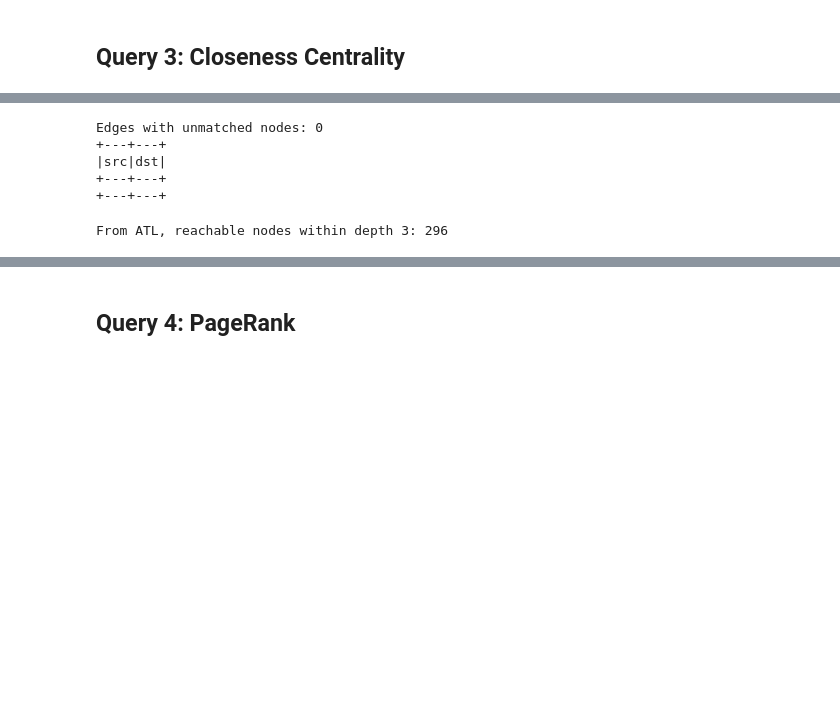
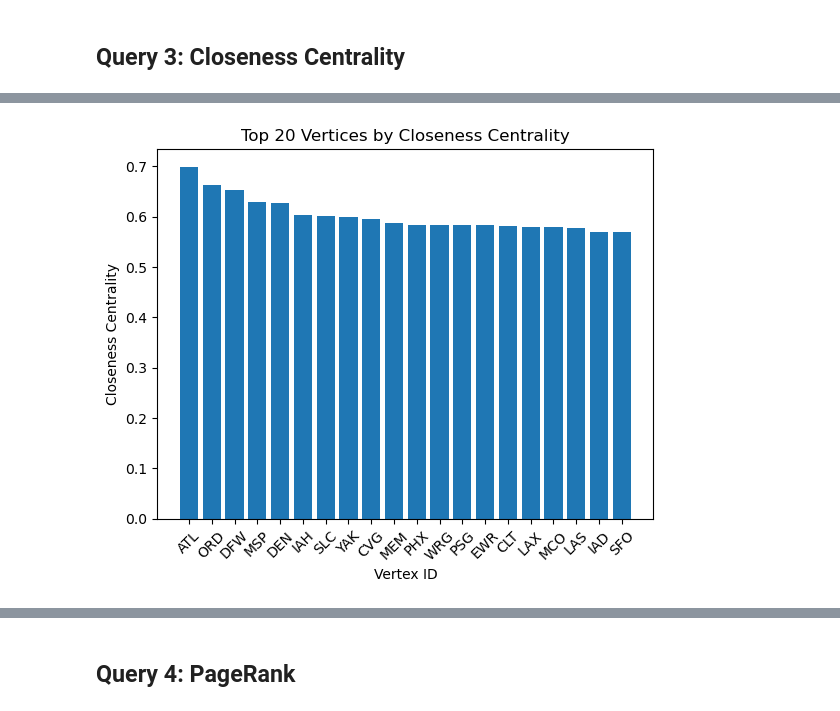
Before and after one commit to PhashaD/bdm-project-group12, a Jupyter notebook: projects/project3/project3.ipynb, the cells around one changed output, grey strips where cells are left out. Saved outputs shown, nothing was run; the diff lists cells and outputs as text; code cells hidden in the pictures; blank space fills up the shorter version.

```diff
--- a/projects/project3/project3.ipynb
+++ b/projects/project3/project3.ipynb
@@ -413,39 +415,0 @@ only showing top 5 rows
-# %%
-from pyspark.sql.functions import length, trim
-
-# Check for edge values not in vertices
-edges_not_in_vertices = edges.filter(~col("src").isin([row["id"] for row in vertices.collect()]) |
-                                     ~col("dst").isin([row["id"] for row in vertices.collect()]))
-
-print("Edges with unmatched nodes:", edges_not_in_vertices.count())
-edges_not_in_vertices.show(5)
-# %% [output]
-Edges with unmatched nodes: 0
-+---+---+
-|src|dst|
-+---+---+
-+---+---+
-# %%
-from collections import deque
-
-airport = "ATL"  # a well-connected airport
-
-frontier = deque([airport])
-visited = set()
-depth = 0
-max_depth = 3
-
-while frontier and depth < max_depth:
-    next_level = deque()
-    for node in frontier:
-        neighbors = edges.filter(edges["src"] == node).select("dst").rdd.flatMap(lambda x: x).collect()
-        for n in neighbors:
-            if n not in visited:
-                next_level.append(n)
-                visited.add(n)
-    frontier = next_level
-    depth += 1
-
-print(f"From {airport}, reachable nodes within depth {max_depth}: {len(visited)}")
-# %% [output]
-From ATL, reachable nodes within depth 3: 296
@@ -453,0 +416,21 @@ del count
+# %%
+centrality_df = closeness_df_batched
+
+centrality_pd = centrality_df.toPandas()
+
+import matplotlib.pyplot as plt
+
+centrality_pd_sorted = centrality_pd.sort_values("closeness_centrality", ascending=False)
+
+# Take the top 20
+top_20 = centrality_pd_sorted.head(20)
+
+plt.figure()
+plt.bar(top_20["id"], top_20["closeness_centrality"])
+plt.xlabel("Vertex ID")
+plt.ylabel("Closeness Centrality")
+plt.title("Top 20 Vertices by Closeness Centrality")
+plt.xticks(rotation=45)  # rotate labels a bit if needed
+plt.show()
+# %% [output]
+[figure, added]
```
Also changed, not shown: parts of 9 cells of this notebook, 5 other files.
